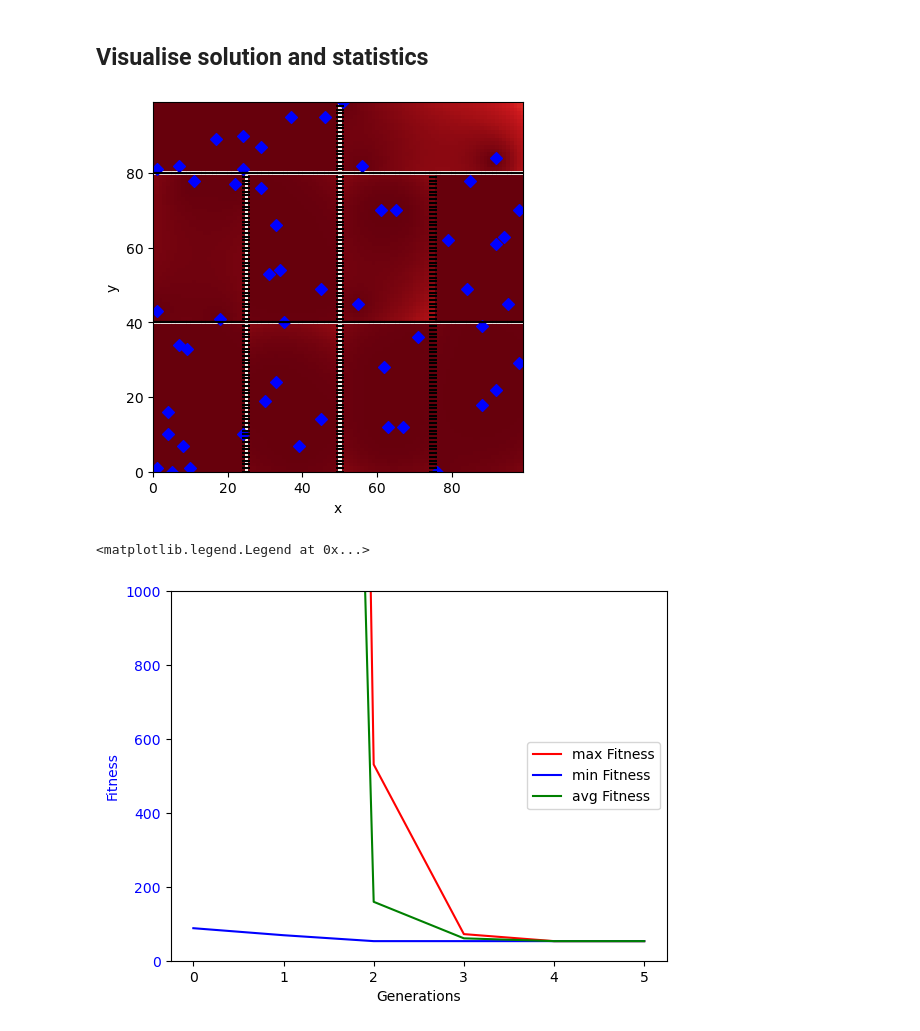
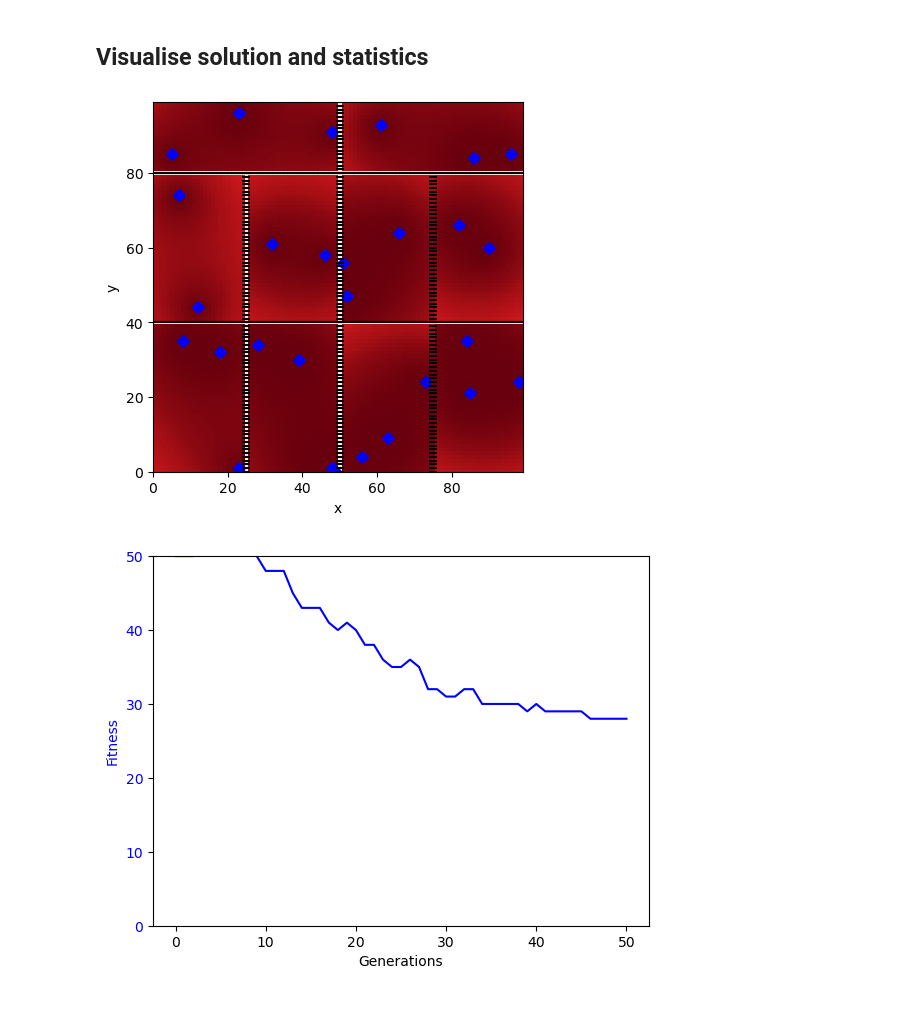
Before and after one commit to julkaswieta/eco-cw, a Jupyter notebook: coursework.ipynb, the cells around one changed output. Cells and saved outputs as stored; diff of their text form; code cells hidden in the pictures.

Commit message:
run on the population 150 of I ever need the charts

```diff
--- a/coursework.ipynb
+++ b/coursework.ipynb
@@ -168,8 +168,8 @@ toolbox.register("select", tools.selTournament, tournsize=2)
 # %% [markdown]
 ## Main EA definition
 # %%
-population = 200
-generations = 100
+population = 150
+generations = 50
 def main():
 
     # choose a population size: e.g. 200
@@ -195,7 +195,7 @@ def main():
 ## Run the EA
 # %%
 runs = [["Best", "Generation"]]
-for run in range(0, 10):
+for run in range(0, 5):
     pop, log, hof = main()
 
     best = hof[0].fitness.values[0]   # best fitness found is stored at index 0 in the hof list
@@ -211,8 +211,8 @@ for run in range(0, 10):
     runs.append([best, i])
 
     with open("output.csv", mode = "a", newline="") as file:
-        writer = csv.writer(file)
-        writer.writerows([[best,i]])
+     writer = csv.writer(file)
+     writer.writerows([[best,i]])
 
     print("min fitness found is %s at generation %s" % (best, i))
 # %% [output]
@@ -288,28 +288,27 @@ actual_cameras=sum(final_solution)  # need to pass the actual numbers of cameras
 
 visualise_objective_function(final_solution, instance_size=instance_size, nb_cameras=actual_cameras, instance_file=myinst)
 # %% [output]
-[figure, old version]
+[figure, new version]
 # %%
 # code for plotting
 
 gen = log.select("gen")
 fit_max = log.select("max")
 fit_min = log.select("min")
 fit_avg = log.select("avg")
 
 fig, ax1 = plt.subplots()
 line1 = ax1.plot(gen, fit_max, "b-", label="max Fitness", color="r")
 line2 = ax1.plot(gen, fit_min, "b-", label="min Fitness", color="b")
 line3 = ax1.plot(gen , fit_avg, "b-", label="avg Fitness", color="g")
 ax1.set_xlabel("Generations")
 ax1.set_ylabel("Fitness", color="b")
 for tl in ax1.get_yticklabels():
     tl.set_color("b")
-ax1.set_ylim(0,1000)
+ax1.set_ylim(0,50)
 
 lns = line1+line2+line3
 labs = [l.get_label() for l in lns]
-ax1.legend(lns, labs, loc="center right")
+# ax1.legend(lns, labs, loc="center right")
 # %% [output]
-<matplotlib.legend.Legend at 0x...>
-[figure, old version]
+[figure, new version]
```
Also changed, not shown: parts of 1 cell of this notebook.
